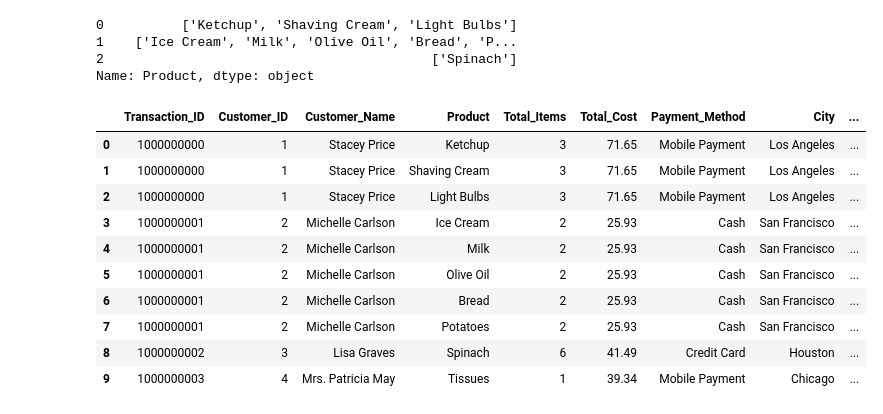
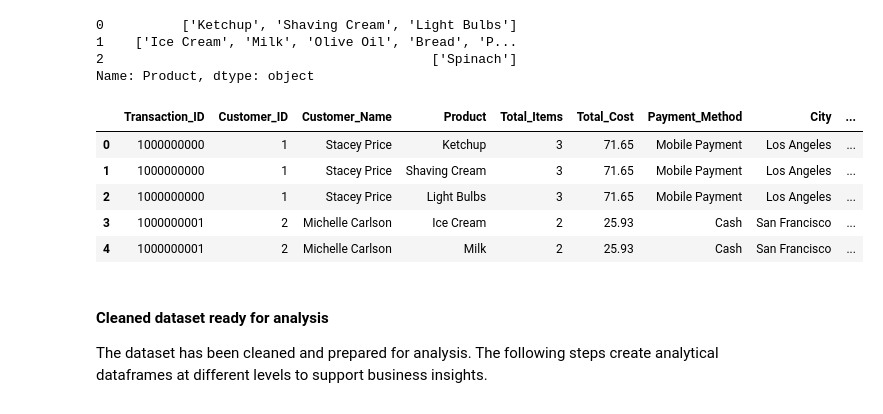
Before and after one commit to dimplerana415/Retail_Customer_Segmentation_and_Sales_Analysis, a Jupyter notebook: notebooks/01_Data_cleaning.ipynb, the cells around one changed output. Saved outputs shown, nothing was run; the diff lists cells and outputs as text; code cells hidden in the pictures.

```diff
--- a/notebooks/01_Data_cleaning.ipynb
+++ b/notebooks/01_Data_cleaning.ipynb
@@ -203,16 +203,15 @@ df_exploded = df_sample.explode('Product')
 # %%
 df_exploded = df_exploded.reset_index(drop=True)
 # %%
-df_exploded.head(10)
+df_exploded.head(5)
 # %% [output]
 |  | Transaction_ID | Customer_ID | Customer_Name | Product | Total_Items | Total_Cost | Payment_Method | City | ... |
 | 0 | 1000000000 | 1 | Stacey Price | Ketchup | 3 | 71.65 | Mobile Payment | Los Angeles | ... |
 | 1 | 1000000000 | 1 | Stacey Price | Shaving Cream | 3 | 71.65 | Mobile Payment | Los Angeles | ... |
 | 2 | 1000000000 | 1 | Stacey Price | Light Bulbs | 3 | 71.65 | Mobile Payment | Los Angeles | ... |
 | 3 | 1000000001 | 2 | Michelle Carlson | Ice Cream | 2 | 25.93 | Cash | San Francisco | ... |
 | 4 | 1000000001 | 2 | Michelle Carlson | Milk | 2 | 25.93 | Cash | San Francisco | ... |
-| 5 | 1000000001 | 2 | Michelle Carlson | Olive Oil | 2 | 25.93 | Cash | San Francisco | ... |
-| 6 | 1000000001 | 2 | Michelle Carlson | Bread | 2 | 25.93 | Cash | San Francisco | ... |
-| 7 | 1000000001 | 2 | Michelle Carlson | Potatoes | 2 | 25.93 | Cash | San Francisco | ... |
-| 8 | 1000000002 | 3 | Lisa Graves | Spinach | 6 | 41.49 | Credit Card | Houston | ... |
-| 9 | 1000000003 | 4 | Mrs. Patricia May | Tissues | 1 | 39.34 | Mobile Payment | Chicago | ... |
+# %% [markdown]
+#### Cleaned dataset ready for analysis
+
+The dataset has been cleaned and prepared for analysis. The following steps create analytical dataframes at different levels to support business insights.
```
Also changed, not shown: parts of 14 cells of this notebook.
